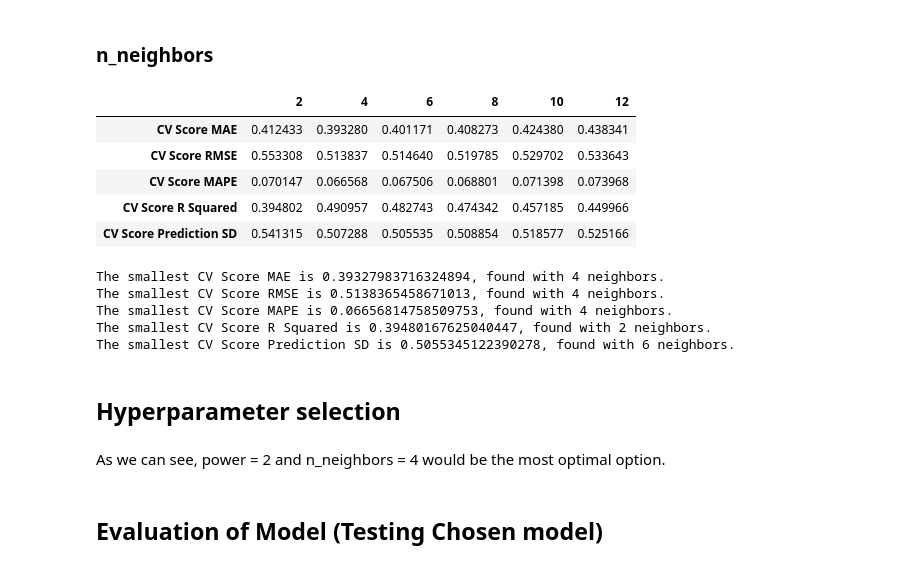
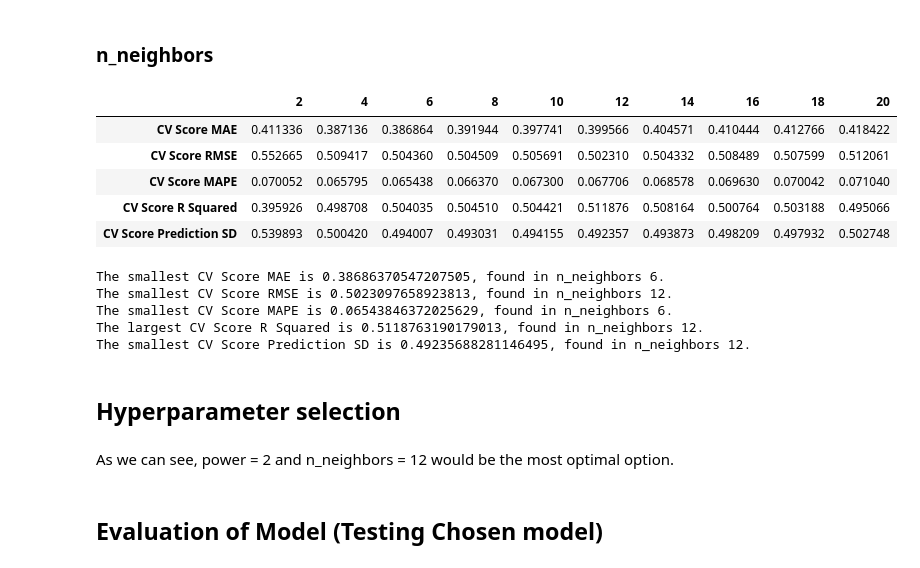
Before and after one commit to cheenngg/FYP-Spatial-Analytics, a Jupyter notebook: IDW - Meuse (ShepardIDW).ipynb, the cells around one changed output. Saved outputs shown, nothing was run; the diff lists cells and outputs as text; code cells hidden in the pictures.

```diff
--- a/IDW - Meuse (ShepardIDW).ipynb
+++ b/IDW - Meuse (ShepardIDW).ipynb
@@ -183,7 +192,7 @@ cv_data = pd.DataFrame({
 cv_score_list = {}
 
 # For each possible number of neighbors, conduct K-Fold CV
-n_neighbors_list = [2, 4, 6, 8, 10, 12]
+n_neighbors_list = [2, 4, 6, 8, 10, 12,14,16,18,20]
 for n_neighbors in n_neighbors_list:
 
     # Define K-Fold cross-validation
@@ -206,7 +215,7 @@ for n_neighbors in n_neighbors_list:
 
         # Predict at test locations
         combined_array_test = np.array([list(pair) for pair in zip(test_data['X'], test_data['Y'])])
-        z_pred_train = idw_model.__call__(combined_array_test, n_neighbors = n_neighbors)
+        z_pred_train = idw_model.__call__(combined_array_test, power = 2, n_neighbors = n_neighbors)
 
         # Calculate Metrics
         rmse = np.sqrt(mean_squared_error(test_data['Z'], z_pred_train))
@@ -219,61 +228,70 @@ for n_neighbors in n_neighbors_list:
         cv_scores_mape.append(mape)
         cv_scores_r2.append(r2)
         cv_scores_sd.append(sd)
 
     # Calculate mean CV score for all splits for each metric
     mean_validation_score_mae = np.mean(cv_scores_mae)
     mean_validation_score_rmse = np.mean(cv_scores_rmse)
     mean_validation_score_mape = np.mean(cv_scores_mape)
     mean_validation_score_r2 = np.mean(cv_scores_r2)
     mean_validation_score_sd = np.mean(cv_scores_sd)
 
     # Store the mean CV score for each metric for this iteration of n_neighbors chosen
     cv_score_list[n_neighbors] = {
         "CV Score MAE": mean_validation_score_mae,
         "CV Score RMSE": mean_validation_score_rmse,
         "CV Score MAPE": mean_validation_score_mape,
         "CV Score R Squared": mean_validation_score_r2,
         "CV Score Prediction SD": mean_validation_score_sd
     }
 
 # Display the results
 display(pd.DataFrame(cv_score_list))  # Transposed for better readability
 
-# Find the model with the smallest mean CV score for each metric
-# Adjusted to find the best `n_neighbors`
 smallest_scores = {
-    "CV Score MAE": {"value": float('inf'), "n_neighbors": None},
-    "CV Score RMSE": {"value": float('inf'), "n_neighbors": None},
-    "CV Score MAPE": {"value": float('inf'), "n_neighbors": None},
-    "CV Score R Squared" : {"value": float('inf'), "n_neighbors": None},
-    "CV Score Prediction SD" : {"value": float('inf'), "n_neighbors": None}
+    "CV Score MAE": {"value": float('inf'), "model": None},
+    "CV Score RMSE": {"value": float('inf'), "model": None},
+    "CV Score MAPE": {"value": float('inf'), "model": None},
+    "CV Score R Squared": {"value": float('-inf'), "model": None},  # Changed to '-inf' for maximization
+    "CV Score Prediction SD" : {"value": float('inf'), "model": None},
 }
 
-for n_neighbors, scores in cv_score_list.items():
-    for score_type in scores:
-        if scores[score_type] < smallest_scores[score_type]["value"]:
-            smallest_scores[score_type]["value"] = scores[score_type]
-            smallest_scores[score_type]["n_neighbors"] = n_neighbors
+# Iterate through each model's scores in the dictionary
+for model, scores in cv_score_list.items():
+    for score_type, score_value in scores.items():
+        # Special handling for R Squared to find the maximum
+        if score_type == "CV Score R Squared":
+            if score_value > smallest_scores[score_type]["value"]:
+                smallest_scores[score_type]["value"] = score_value
+                smallest_scores[score_type]["model"] = model
+        # For all other metrics, we find the minimum
+        else:
+            if score_value < smallest_scores[score_type]["value"]:
+                smallest_scores[score_type]["value"] = score_value
+                smallest_scores[score_type]["model"] = model
 
 # Display the results
 for score_type, info in smallest_scores.items():
-    print(f"The smallest {score_type} is {info['value']}, found with {info['n_neighbors']} neighbors.")
+    if score_type == "CV Score R Squared":
+        print(f"The largest {score_type} is {info['value']}, found in n_neighbors {info['model']}.")
+    else:
+        print(f"The smallest {score_type} is {info['value']}, found in n_neighbors {info['model']}.")
 # %% [output]
-|  | 2 | 4 | 6 | 8 | 10 | 12 |
-| CV Score MAE | 0.412433 | 0.393280 | 0.401171 | 0.408273 | 0.424380 | 0.438341 |
-| CV Score RMSE | 0.553308 | 0.513837 | 0.514640 | 0.519785 | 0.529702 | 0.533643 |
-| CV Score MAPE | 0.070147 | 0.066568 | 0.067506 | 0.068801 | 0.071398 | 0.073968 |
-| CV Score R Squared | 0.394802 | 0.490957 | 0.482743 | 0.474342 | 0.457185 | 0.449966 |
-| CV Score Prediction SD | 0.541315 | 0.507288 | 0.505535 | 0.508854 | 0.518577 | 0.525166 |
+|  | 2 | 4 | 6 | 8 | 10 | 12 | 14 | 16 | 18 | 20 |
+| CV Score MAE | 0.411336 | 0.387136 | 0.386864 | 0.391944 | 0.397741 | 0.399566 | 0.404571 | 0.410444 | 0.412766 | 0.418422 |
+| CV Score RMSE | 0.552665 | 0.509417 | 0.504360 | 0.504509 | 0.505691 | 0.502310 | 0.504332 | 0.508489 | 0.507599 | 0.512061 |
+| CV Score MAPE | 0.070052 | 0.065795 | 0.065438 | 0.066370 | 0.067300 | 0.067706 | 0.068578 | 0.069630 | 0.070042 | 0.071040 |
+| CV Score R Squared | 0.395926 | 0.498708 | 0.504035 | 0.504510 | 0.504421 | 0.511876 | 0.508164 | 0.500764 | 0.503188 | 0.495066 |
+| CV Score Prediction SD | 0.539893 | 0.500420 | 0.494007 | 0.493031 | 0.494155 | 0.492357 | 0.493873 | 0.498209 | 0.497932 | 0.502748 |
-The smallest CV Score MAE is 0.39327983716324894, found with 4 neighbors.
-The smallest CV Score RMSE is 0.5138365458671013, found with 4 neighbors.
-The smallest CV Score MAPE is 0.06656814758509753, found with 4 neighbors.
-The smallest CV Score R Squared is 0.39480167625040447, found with 2 neighbors.
-The smallest CV Score Prediction SD is 0.5055345122390278, found with 6 neighbors.
+The smallest CV Score MAE is 0.38686370547207505, found in n_neighbors 6.
+The smallest CV Score RMSE is 0.5023097658923813, found in n_neighbors 12.
+The smallest CV Score MAPE is 0.06543846372025629, found in n_neighbors 6.
+The largest CV Score R Squared is 0.5118763190179013, found in n_neighbors 12.
+The smallest CV Score Prediction SD is 0.49235688281146495, found in n_neighbors 12.
 # %% [markdown]
 ## Hyperparameter selection
 # %% [markdown]
-As we can see, power = 2 and n_neighbors = 4 would be the most optimal option.
+As we can see, power = 2 and n_neighbors = 12 would be the most optimal option.
 # %% [markdown]
 ## Evaluation of Model (Testing Chosen model)
 # %% [markdown]
```
Also changed, not shown: parts of 9 cells of this notebook, 2 other files.
